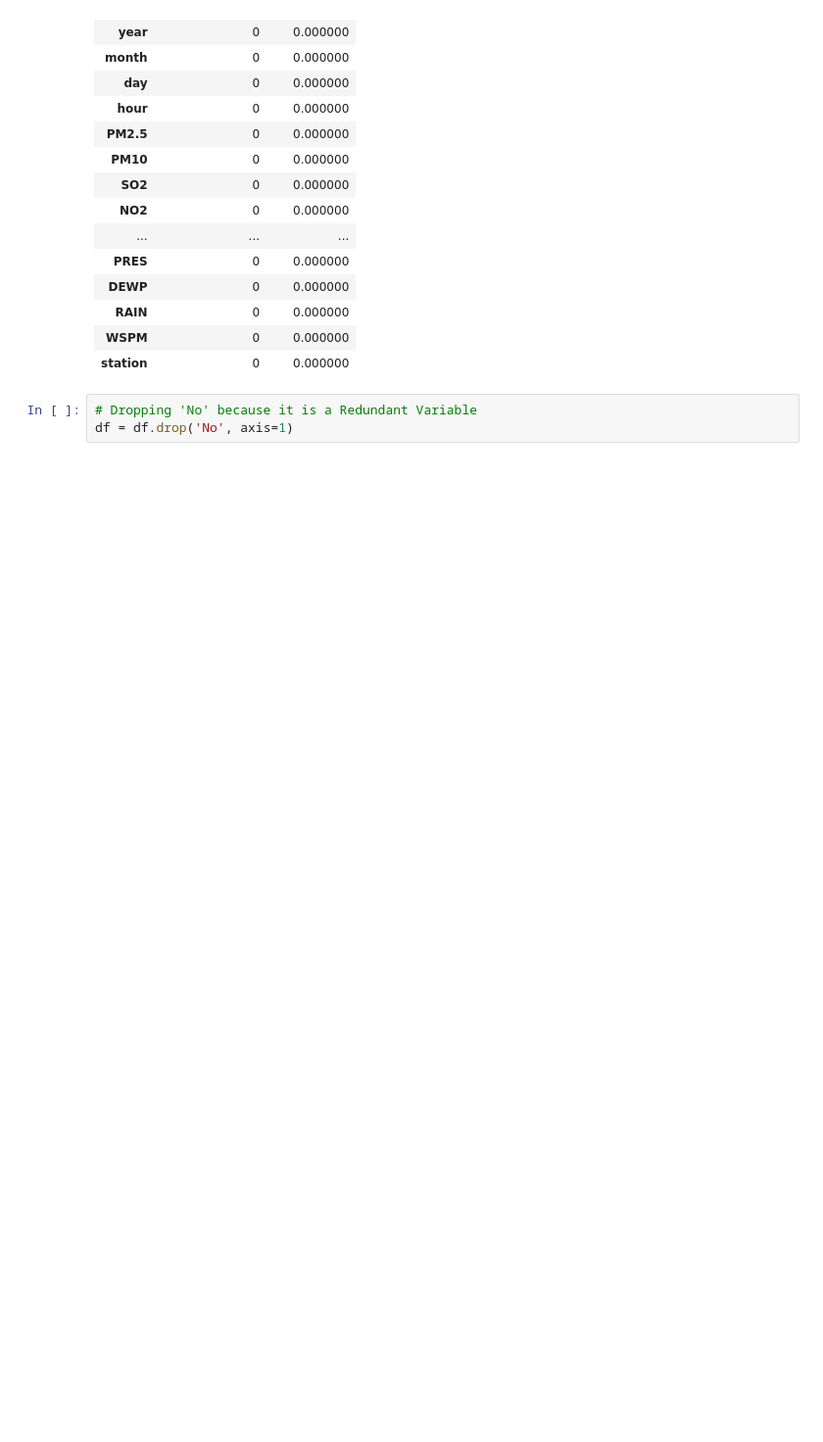
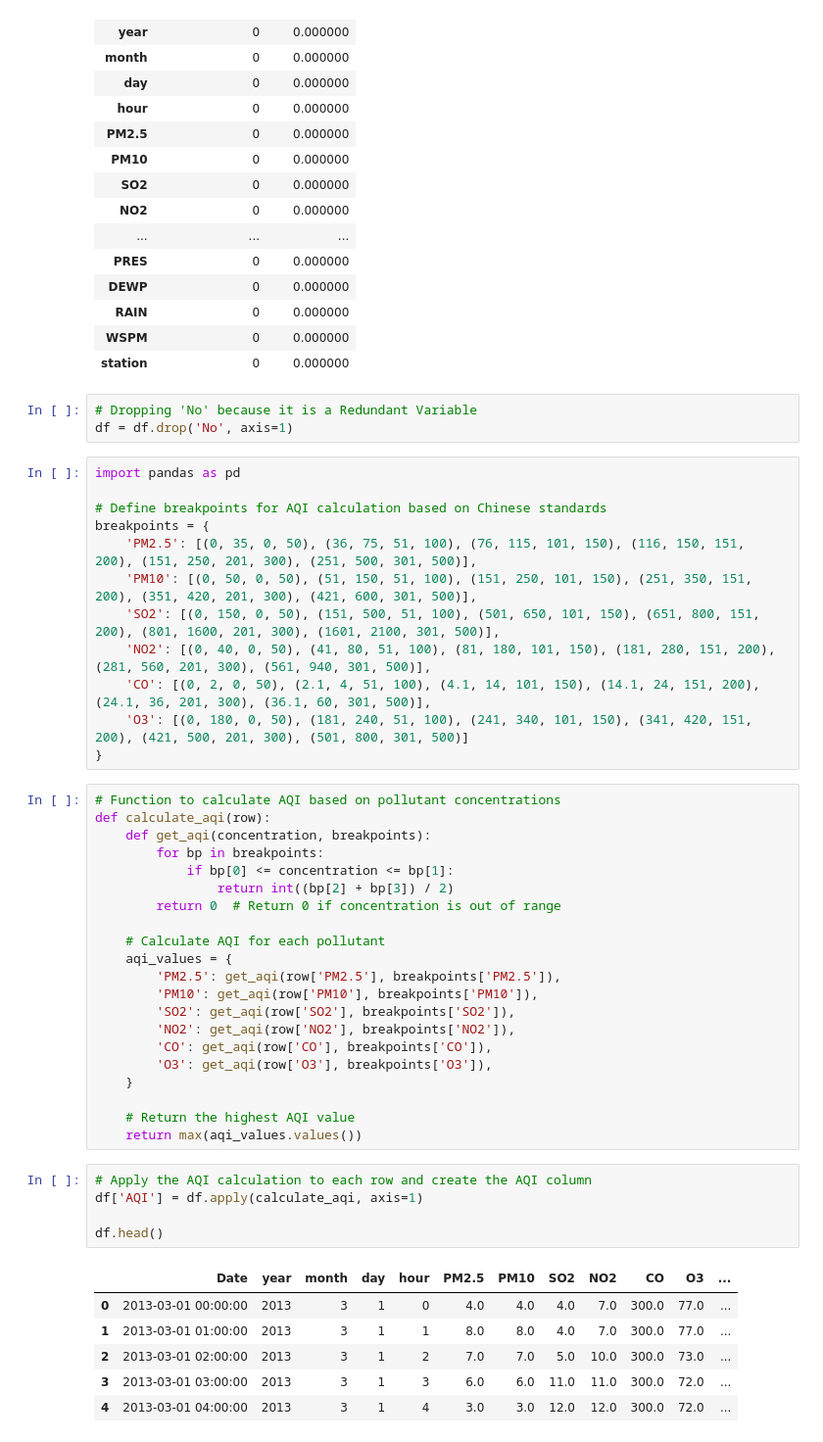
Before and after one commit to Allenstrange/CMP-Assessment, a Jupyter notebook: CMP_Project.ipynb, the cells around one changed output. Shown at 98% size. Drawn from its saved outputs; the diff is of its cells as text; blank space fills up the shorter version.

Commit message:
Creating Columns for Aqi and Aqi Buckets

```diff
--- a/CMP_Project.ipynb
+++ b/CMP_Project.ipynb
@@ -336,3 +336,48 @@ missing_values.style.background_gradient(cmap='YlOrRd')
 # %%
 # Dropping 'No' because it is a Redundant Variable
 df = df.drop('No', axis=1)
+# %%
+import pandas as pd
+
+# Define breakpoints for AQI calculation based on Chinese standards
+breakpoints = {
+    'PM2.5': [(0, 35, 0, 50), (36, 75, 51, 100), (76, 115, 101, 150), (116, 150, 151, 200), (151, 250, 201, 300), (251, 500, 301, 500)],
+    'PM10': [(0, 50, 0, 50), (51, 150, 51, 100), (151, 250, 101, 150), (251, 350, 151, 200), (351, 420, 201, 300), (421, 600, 301, 500)],
+    'SO2': [(0, 150, 0, 50), (151, 500, 51, 100), (501, 650, 101, 150), (651, 800, 151, 200), (801, 1600, 201, 300), (1601, 2100, 301, 500)],
+    'NO2': [(0, 40, 0, 50), (41, 80, 51, 100), (81, 180, 101, 150), (181, 280, 151, 200), (281, 560, 201, 300), (561, 940, 301, 500)],
+    'CO': [(0, 2, 0, 50), (2.1, 4, 51, 100), (4.1, 14, 101, 150), (14.1, 24, 151, 200), (24.1, 36, 201, 300), (36.1, 60, 301, 500)],
+    'O3': [(0, 180, 0, 50), (181, 240, 51, 100), (241, 340, 101, 150), (341, 420, 151, 200), (421, 500, 201, 300), (501, 800, 301, 500)]
+}
+# %%
+# Function to calculate AQI based on pollutant concentrations
+def calculate_aqi(row):
+    def get_aqi(concentration, breakpoints):
+        for bp in breakpoints:
+            if bp[0] <= concentration <= bp[1]:
+                return int((bp[2] + bp[3]) / 2)
+        return 0  # Return 0 if concentration is out of range
+
+    # Calculate AQI for each pollutant
+    aqi_values = {
+        'PM2.5': get_aqi(row['PM2.5'], breakpoints['PM2.5']),
+        'PM10': get_aqi(row['PM10'], breakpoints['PM10']),
+        'SO2': get_aqi(row['SO2'], breakpoints['SO2']),
+        'NO2': get_aqi(row['NO2'], breakpoints['NO2']),
+        'CO': get_aqi(row['CO'], breakpoints['CO']),
+        'O3': get_aqi(row['O3'], breakpoints['O3']),
+    }
+
+    # Return the highest AQI value
+    return max(aqi_values.values())
+# %%
+# Apply the AQI calculation to each row and create the AQI column
+df['AQI'] = df.apply(calculate_aqi, axis=1)
+
+df.head()
+# %% [output]
+|  | Date | year | month | day | hour | PM2.5 | PM10 | SO2 | NO2 | CO | O3 | ... |
+| 0 | 2013-03-01 00:00:00 | 2013 | 3 | 1 | 0 | 4.0 | 4.0 | 4.0 | 7.0 | 300.0 | 77.0 | ... |
+| 1 | 2013-03-01 01:00:00 | 2013 | 3 | 1 | 1 | 8.0 | 8.0 | 4.0 | 7.0 | 300.0 | 77.0 | ... |
+| 2 | 2013-03-01 02:00:00 | 2013 | 3 | 1 | 2 | 7.0 | 7.0 | 5.0 | 10.0 | 300.0 | 73.0 | ... |
+| 3 | 2013-03-01 03:00:00 | 2013 | 3 | 1 | 3 | 6.0 | 6.0 | 11.0 | 11.0 | 300.0 | 72.0 | ... |
+| 4 | 2013-03-01 04:00:00 | 2013 | 3 | 1 | 4 | 3.0 | 3.0 | 12.0 | 12.0 | 300.0 | 72.0 | ... |
```
Also changed, not shown: parts of 3 cells of this notebook.
